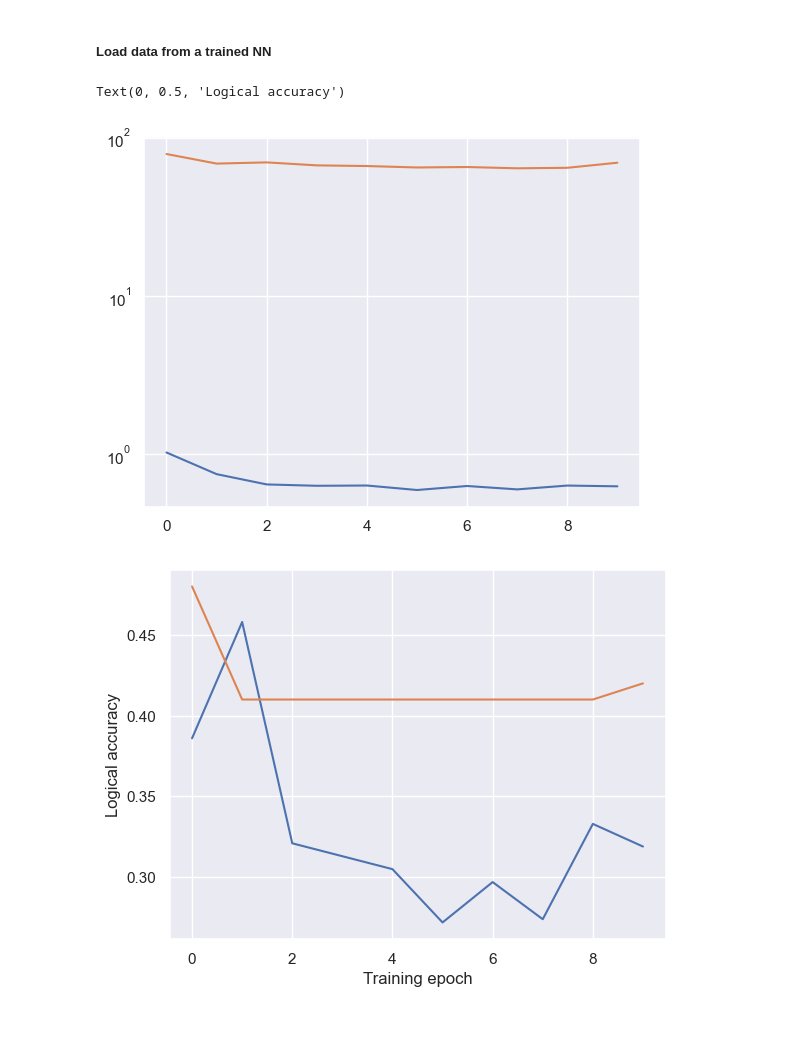
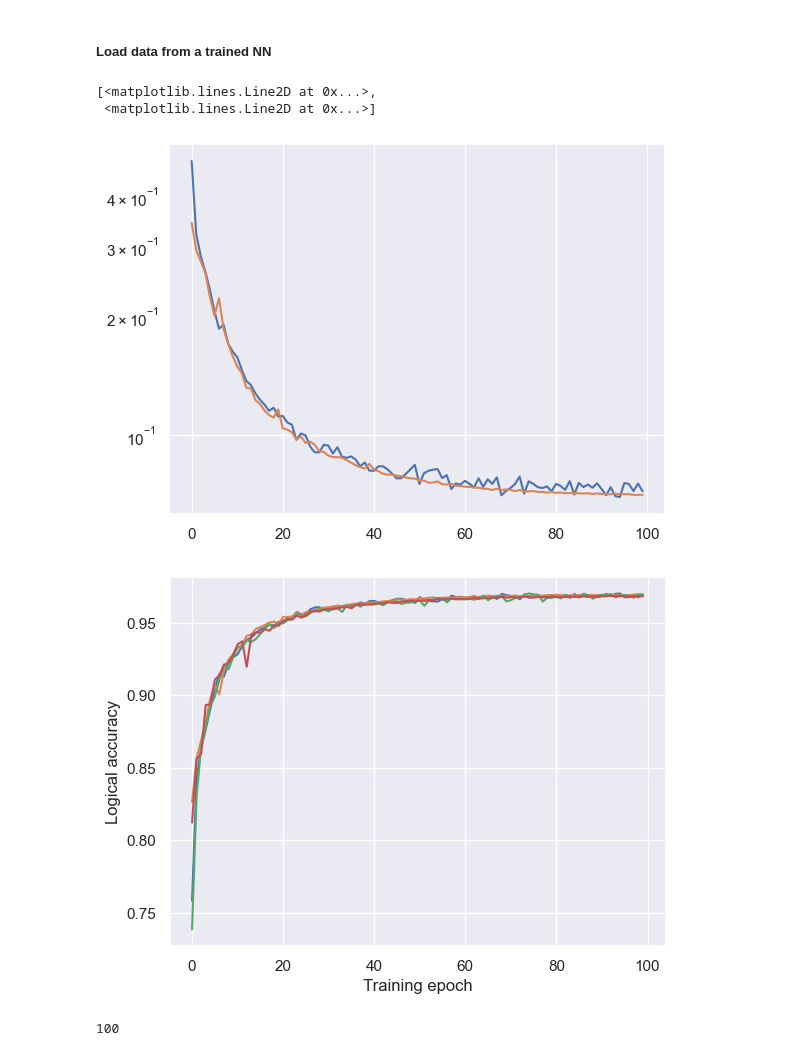
Before and after one commit to ibengtsson/GNN_decoder_quant, a Jupyter notebook: notebooks/dev_nn.ipynb, the cells around one changed output. Saved outputs shown, nothing was run; the diff lists cells and outputs as text; code cells hidden in the pictures; blank space fills up the shorter version.

```diff
--- a/notebooks/dev_nn.ipynb
+++ b/notebooks/dev_nn.ipynb
@@ -11,26 +11,40 @@ sns.set()
 # %% [markdown]
 ##### Load data from a trained NN
 # %%
-path = Path("../saved_models/d7_d_t_11_231214-145024.pt")
+path = Path("../saved_models/d7_d_t_11_231218-164228.pt")
+path2 = Path("../saved_models/d7_d_t_11_231215-115047.pt")
 training_data = torch.load(path, map_location="cpu")
+training_data2 = torch.load(path2, map_location="cpu")
 # %%
 history = training_data["training_history"]
 train_loss = history["train_loss"]
 val_loss = history["val_loss"]
 train_accuracy = history["train_accuracy"]
 val_accuracy = history["val_accuracy"]
 
 n_epochs = history["epoch"] + 1
 
 fig, ax = plt.subplots()
 t = range(n_epochs)
 ax.semilogy(t, np.array([train_loss, val_loss]).T)
 
 fig, ax = plt.subplots()
-ax.plot(t, 1 - np.array([train_accuracy, val_accuracy]).T)
+ax.plot(t, np.array([train_accuracy, val_accuracy]).T)
 ax.set_xlabel("Training epoch")
 ax.set_ylabel("Logical accuracy")
+
+history = training_data2["training_history"]
+train_loss = history["train_loss"]
+val_loss = history["val_loss"]
+train_accuracy = history["train_accuracy"]
+val_accuracy = history["val_accuracy"]
+ax.plot(t, np.array([train_accuracy, val_accuracy]).T)
 # %% [output]
-Text(0, 0.5, 'Logical accuracy')
+[<matplotlib.lines.Line2D at 0x...>,
+ <matplotlib.lines.Line2D at 0x...>]
-[figure, old version]
+[figure, new version]
-[figure, old version]
+[figure, new version]
+# %%
+len(val_accuracy)
+# %% [output]
+100
```
Also changed, not shown: 1 other file.
